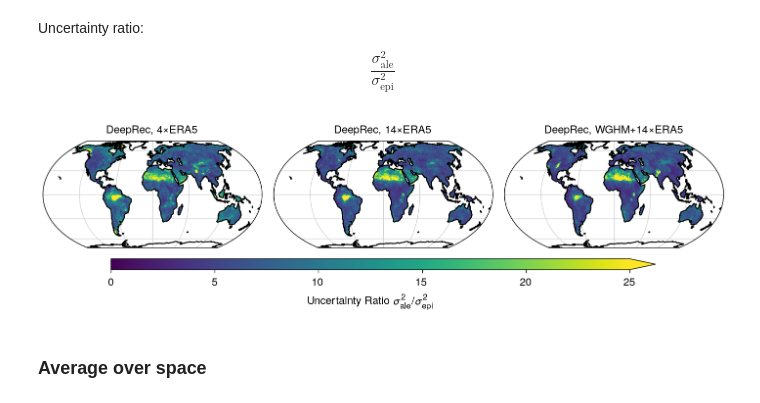
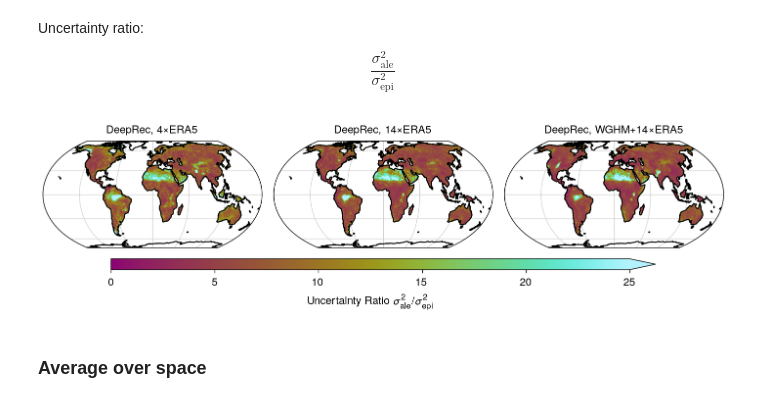
Before and after one commit to lqgentner/deeprec, a Jupyter notebook: notebooks/20-si-plots/uncertainty-evaluation.ipynb, the cells around one changed output. Drawn from its saved outputs; the diff is of its cells as text; code cells hidden in the pictures.

```diff
--- a/notebooks/20-si-plots/uncertainty-evaluation.ipynb
+++ b/notebooks/20-si-plots/uncertainty-evaluation.ipynb
@@ -137,16 +138,16 @@ vari_ratio = da_vari.sel(component="Aleatoric") / da_vari.sel(component="Epistem
 # %%
 plot_kwargs["cbar_kwargs"]["label"] = (
     "Uncertainty Ratio $ \sigma^2_{ale} / \sigma^2_{epi}$"
 )
 
 p = vari_ratio.mean("time").dr.projplot(
-    col="model", vmin=0, vmax=25, figsize=(7.2, 2.1), cmap="viridis", **plot_kwargs
+    col="model", vmin=0, vmax=25, figsize=(7.2, 2.1), cmap=cmc.hawaii, **plot_kwargs
 )
 p.set_titles("{value}")
 
 p.fig.savefig(FIGURE_DIR / "uncertainty_ratio.pdf", backend="pgf")
 # %% [output]
-[figure, old version]
+[figure, new version]
 # %% [markdown]
 ### Average over space
 # %%
```
Also changed, not shown: parts of 4 cells of this notebook, 39 other files.
